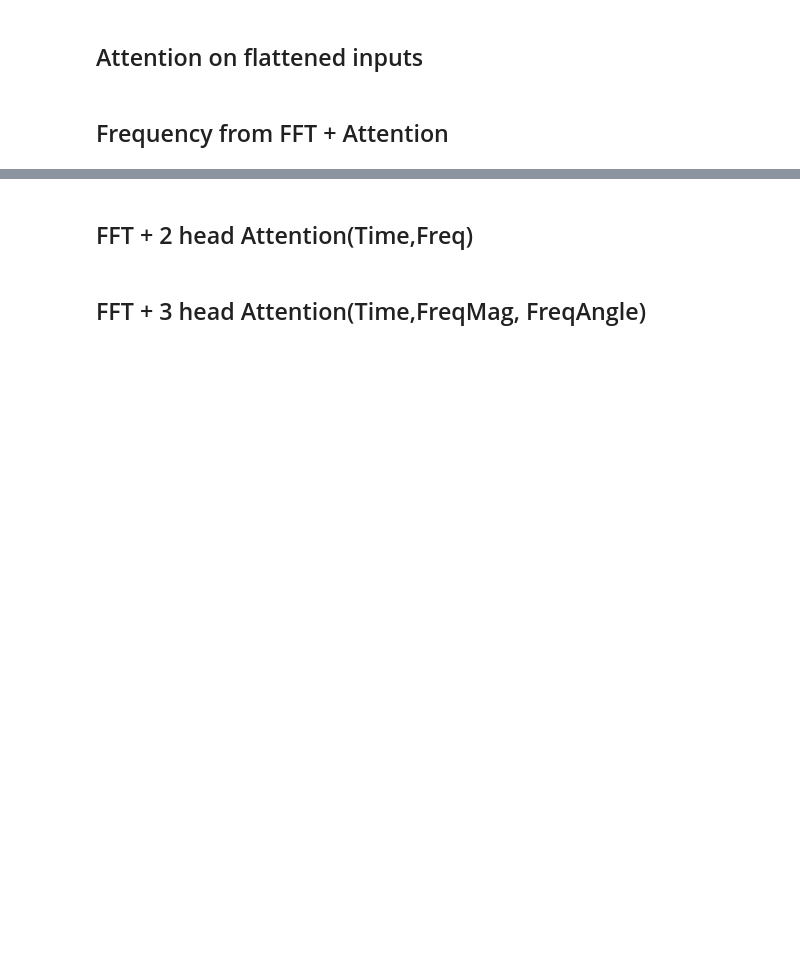
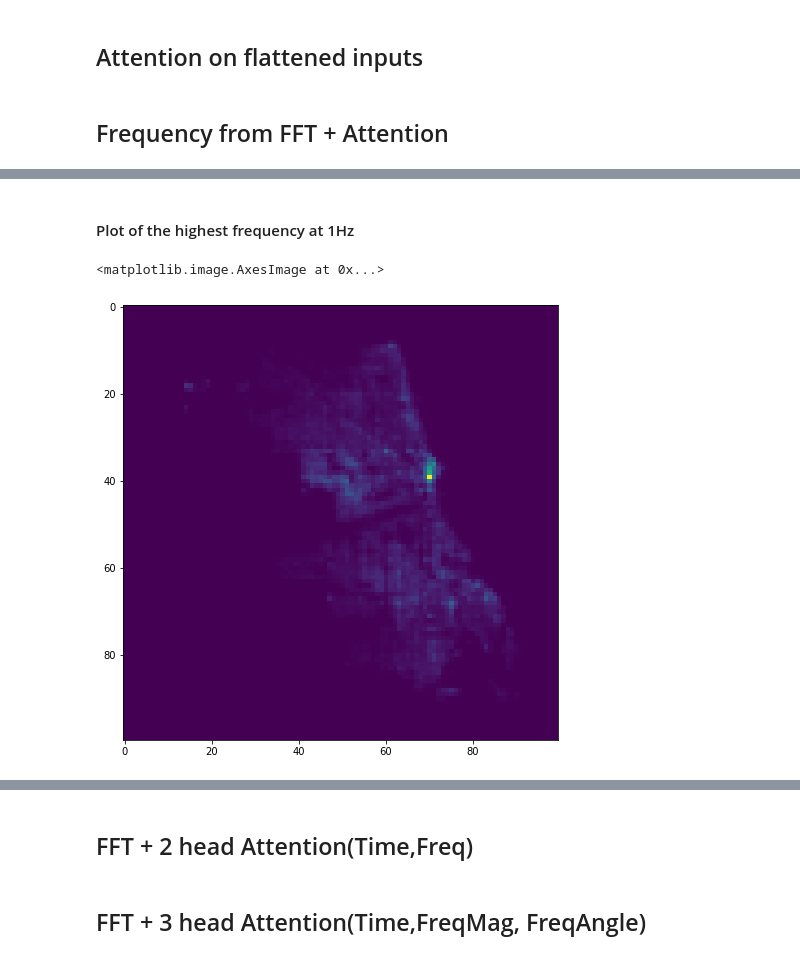
Before and after one commit to Zhimin90/CSC695-Master-Research-on-Neural-Network-Time-Series-Attention-Models, a Jupyter notebook: Modeling/FFT_Attention.ipynb, the cells around one changed output, grey strips where cells are left out. Drawn from its saved outputs; the diff is of its cells as text; code cells hidden in the pictures; blank space fills up the shorter version.

Commit message:
Added visualization for attention on frequency

```diff
--- a/Modeling/FFT_Attention.ipynb
+++ b/Modeling/FFT_Attention.ipynb
@@ -517,7 +518,7 @@ timeDist = TimeDistributed(Flatten())(inputs)
 timeDist = Permute([2, 1])(timeDist) #transpose for FFT. FFT library treats the last dimension as time
 print('timeDist.shape',timeDist.shape)
 fftLayer = Lambda(lambda x : tf.math.abs(tf.signal.rfft(x)))(timeDist) ## transform to frequency domain with TF
-fftLayer  = Permute([2, 1])(fftLayer )#transpose back for the following shape
+fftLayer  = Permute([2, 1], name="fft_out")(fftLayer)#transpose back for the following shape
 print('fftLayer.shape',fftLayer.shape)
 #(None,num_of_frequencies,num_of_features)
 #compress frequency domain data from 10000 to downsized dimension for attention
@@ -530,7 +531,7 @@ attention2 = Dense(units, activation='tanh')(timeDist4) ## weight matrix W (= un
 attention2 = Dense(1, activation='linear')(attention2)     ## weight matrix v (= units x 1)
 #attention2 = Dense(1, activation='tanh')(timeDist4)
 attention2 = Flatten()(attention2)
-attention2 = Activation('softmax')(attention2)
+attention2 = Activation('softmax',name='attention_weights')(attention2)
 attention2 = RepeatVector(units)(attention2)
 attention2 = Permute([2, 1])(attention2)
 sent_representation2 = Multiply()([timeDist4, attention2])
@@ -560,0 +586,9 @@ model.compile(loss='mean_absolute_error',
+# %%
+from tensorflow.keras.models import Model
+
+model_fft = model  # include here your original model
+
+layer_name = 'fft_out'
+intermediate_layer_model = Model(inputs=model_fft.input,
+                                 outputs=model_fft.get_layer(layer_name).output)
+intermediate_output = intermediate_layer_model.predict(X_train[0:1])
@@ -560,0 +615,8 @@ model.compile(loss='mean_absolute_error',
+# %% [markdown]
+#### Plot of the highest frequency at 1Hz
+# %%
+plt.figure(figsize=(12,8))
+plt.imshow(np.rot90(intermediate_output.reshape(27,100,100)[0]))
+# %% [output]
+<matplotlib.image.AxesImage at 0x...>
+[figure, added]
```
Also changed, not shown: parts of 20 cells of this notebook.
